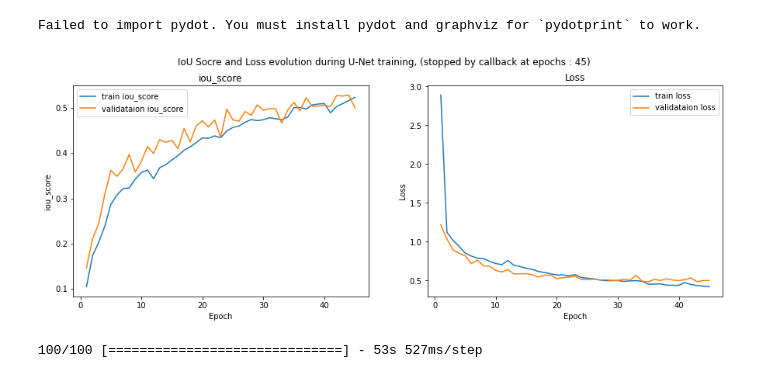
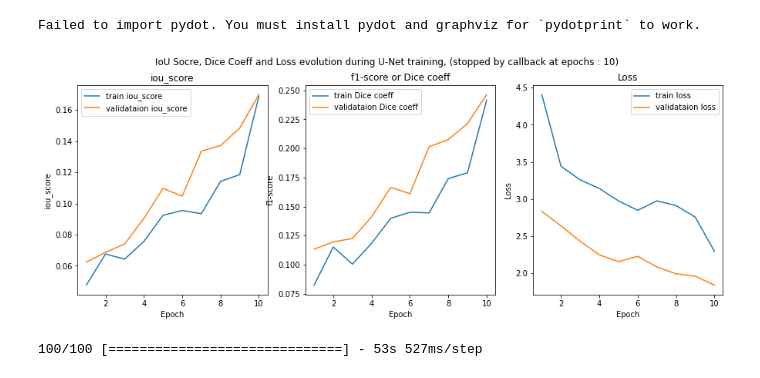
Before and after one commit to blanchonnicolas/IA_VoitureAutonome, a Jupyter notebook: Model_UNET.ipynb, the cells around one changed output. Cells and saved outputs as stored; diff of their text form; code cells hidden in the pictures.

Commit message:
UNET Model, with data_generator. IOU and DICE Scores and DICE Loss measured

```diff
--- a/Model_UNET.ipynb
+++ b/Model_UNET.ipynb
@@ -261,0 +278,21 @@ class UpdatedMeanIoU(tf.keras.metrics.MeanIoU):
+# %%
+# Ffrom Kaggle https://www.kaggle.com/code/michaelcripman/road-segmentation-unet-keras-implementation
+# Or From GitHub : https://github.com/srihari-humbarwadi/cityscapes-segmentation-with-Unet/blob/master/batch_training.py
+def dice_coeff(y_true, y_pred):
+    smooth = 1.
+    y_true_f = K.cast(K.flatten(y_true), K.floatx()) #K.flatten(y_true) #
+    y_pred_f = K.cast(K.flatten(y_pred), K.floatx()) #K.flatten(y_pred) #
+    intersection = K.sum(y_true_f * y_pred_f)
+    score = (2. * intersection + smooth) / (K.sum(y_true_f) + K.sum(y_pred_f) + smooth)
+    return score
+
+def dice_loss(y_true, y_pred):
+    loss = 1 - dice_coeff(y_true, y_pred)
+    return loss
+
+def total_loss(y_true, y_pred):
+    loss = binary_crossentropy(y_true, y_pred) + (3*dice_loss(y_true, y_pred))
+    return loss
+
+#metrics=[dice_coeff(y_true, y_pred), tf.keras.metrics.MeanIoU(30, name = 'iou')]
+#metrics=[dice_coeff, 'accuracy']
@@ -325,19 +413,23 @@ checkpoint = ModelCheckpoint(filepath = './Models/checkpoints/weights.h5', verbo
 #reduce_lr = ReduceLROnPlateau(monitor='val_loss', factor=0.2, patience=5, min_lr=1e-4)
 reduce_lr = ReduceLROnPlateau(factor=0.1, cooldown= 10, patience=10, verbose=1, min_lr=1e-5)
 
+#tensorboard = TensorBoard(log_dir='./Models/logs', write_graph=True)
+
 n_epochs = 50
 
 #Train model
 results = model_test.fit_generator(
                             train_generators,
                             validation_data = val_generators,
-                            validation_steps = (len(clean_df.loc[clean_df['Phase'] == 'val']) // batch_size) #(n_sample // batch_size), #len(valX) // batch_size.
-                            steps_per_epoch = (len(clean_df.loc[clean_df['Phase'] == 'train']) // batch_size) #(n_sample // batch_size), #len(trainX) // batch_size
+                            validation_steps = (len(clean_df.loc[clean_df['Phase'] == 'val']) // batch_size), #(n_sample // batch_size), #
+                            steps_per_epoch = (len(clean_df.loc[clean_df['Phase'] == 'train']) // batch_size), #(n_sample // batch_size), #
                             epochs = n_epochs,
-                            #workers=30,
-                            verbose = True,
+                            workers=4,
+                            verbose = 1,
                             use_multiprocessing=True,
-                            callbacks = [checkpoint, reduce_lr, earlystopper] #, reduce_lr
+                            callbacks = [checkpoint, reduce_lr, earlystopper], #, reduce_lr
+                            #class_weight  : This can be useful to tell the model to "pay more attention" to samples from an under-represented class.
+                            #max_queue_size  :  Maximum size for the generator queue. Default to 10
                             )
 
 # results = model_test.fit(
@@ -413,8 +509,8 @@ Failed to import pydot. You must install pydot and graphviz for `pydotprint` to
 # %%
 # Display learning curves
-display_learning_curves_iou(model_test.history)
+display_learning_curves_iou(model_test.history, model_test.name)
 # %% [output]
-[figure, old version]
+[figure, new version]
 # %%
 #saveResult("./results/val",results)
 model_test.save('./Models/model_test_{model_test.name}.h5')
```
Also changed, not shown: parts of 17 cells of this notebook, 2 other files.
